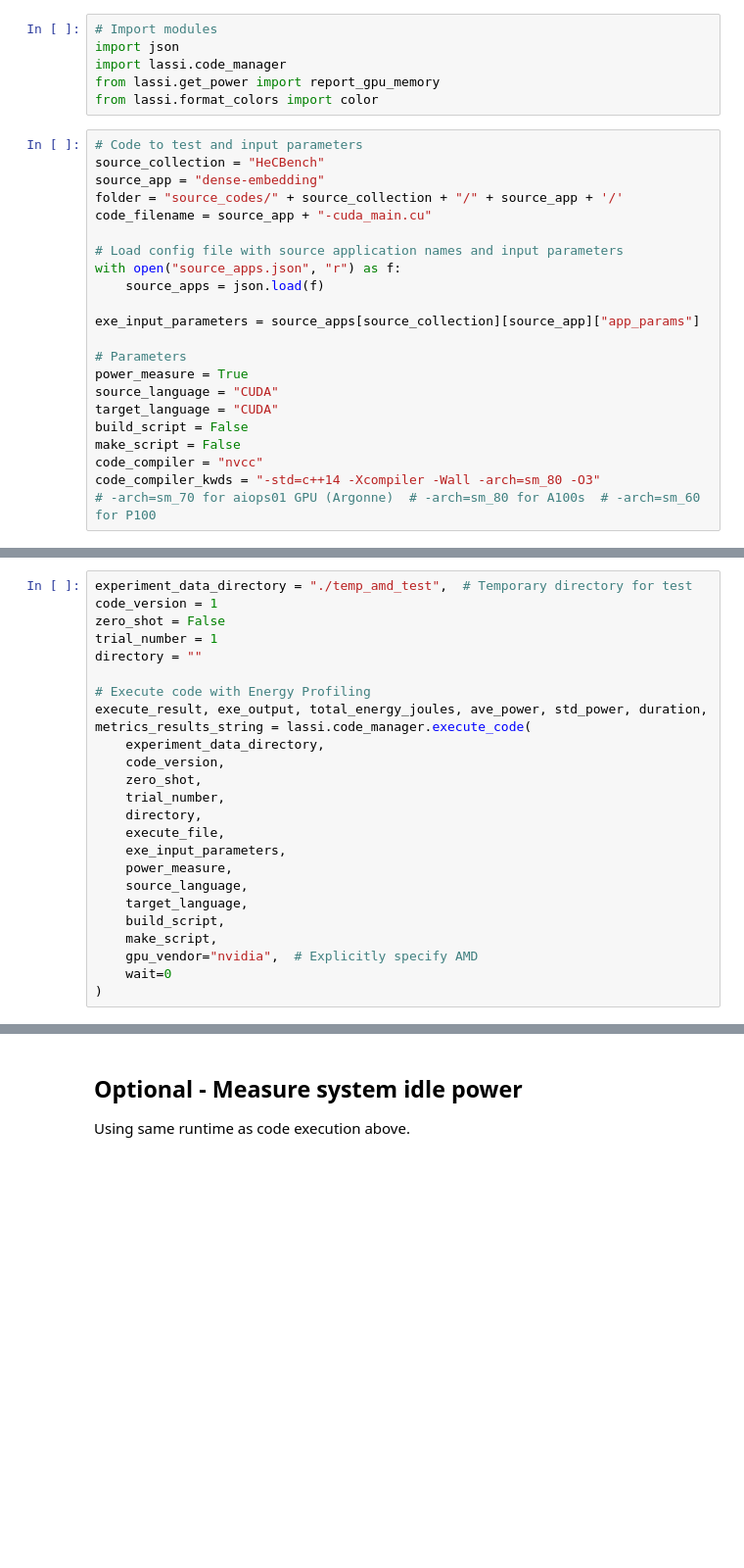
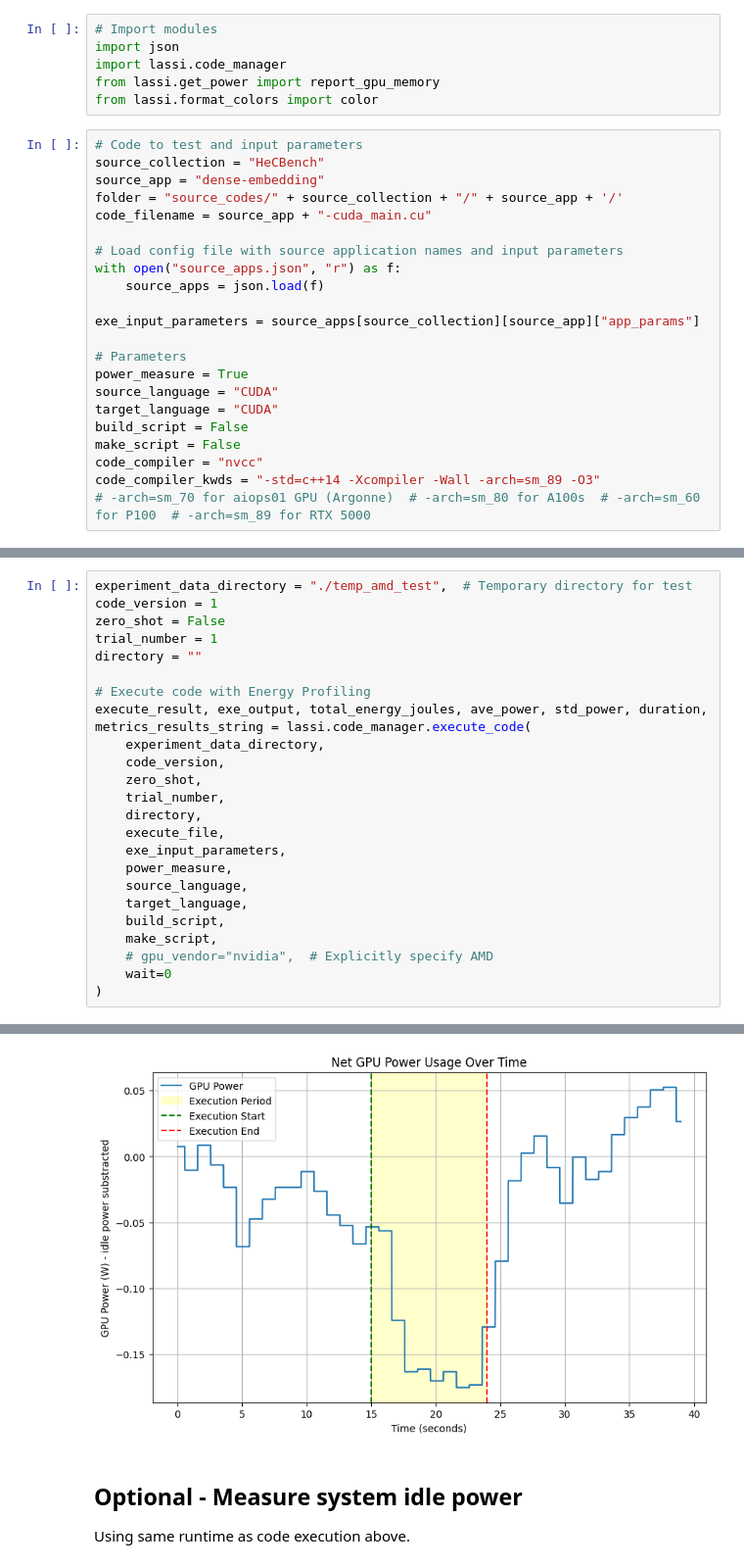
Before and after one commit to SPEAR-UIC/LASSI-Verify, a Jupyter notebook: cuda_energyprofile.ipynb, the cells around one changed output, grey strips where cells are left out. Shown at 98% size. Cells and saved outputs as stored; diff of their text form; blank space fills up the shorter version.

```diff
--- a/cuda_energyprofile.ipynb
+++ b/cuda_energyprofile.ipynb
@@ -26,8 +26,8 @@ target_language = "CUDA"
 build_script = False
 make_script = False
 code_compiler = "nvcc"
-code_compiler_kwds = "-std=c++14 -Xcompiler -Wall -arch=sm_80 -O3"
-# -arch=sm_70 for aiops01 GPU (Argonne)  # -arch=sm_80 for A100s  # -arch=sm_60 for P100
+code_compiler_kwds = "-std=c++14 -Xcompiler -Wall -arch=sm_89 -O3"
+# -arch=sm_70 for aiops01 GPU (Argonne)  # -arch=sm_80 for A100s  # -arch=sm_60 for P100  # -arch=sm_89 for RTX 5000
 # %%
 # Compile code
 compile_result, execute_file = lassi.code_manager.compile_code(
@@ -61,7 +61,7 @@ execute_result, exe_output, total_energy_joules, ave_power, std_power, duration,
     target_language,
     build_script,
     make_script,
-    gpu_vendor="nvidia",  # Explicitly specify AMD
+    # gpu_vendor="nvidia",  # Explicitly specify AMD
     wait=0
 )
 # %% [output]
@@ -93,3 +99,4 @@ clocks.current.graphics [MHz], clocks.current.sm [MHz], power.draw [W], pstate
+[figure, added]
 # %% [markdown]
 ## Optional - Measure system idle power
 Using same runtime as code execution above.
```
Also changed, not shown: parts of 2 cells of this notebook, 20 other files.
